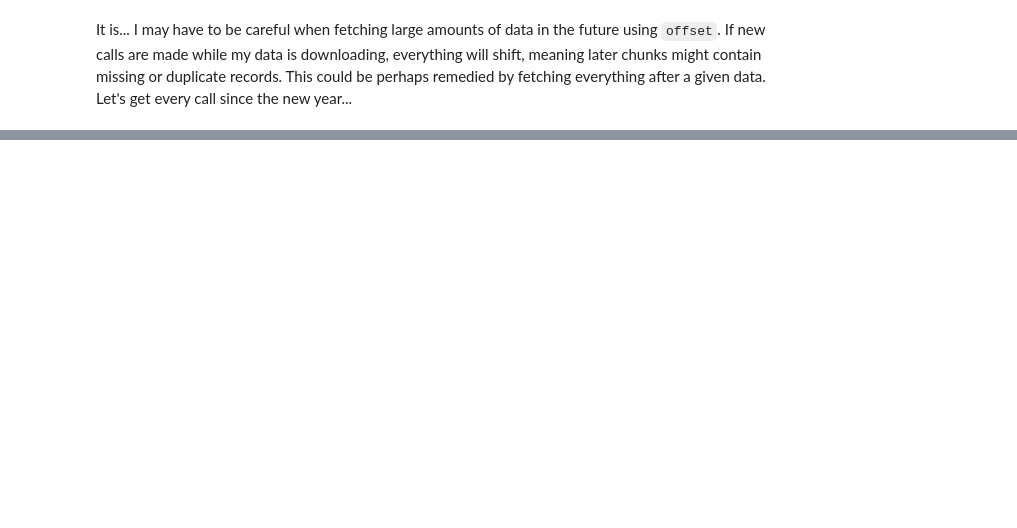
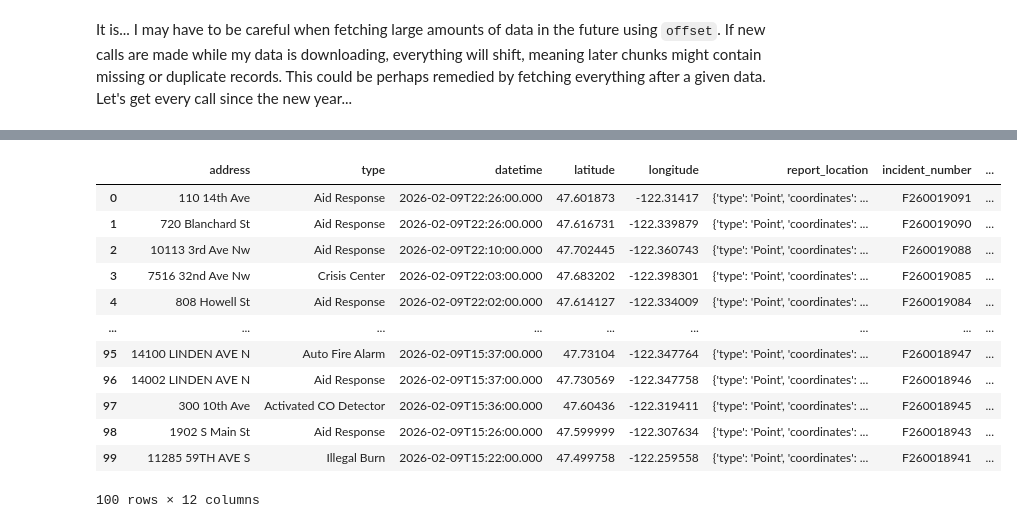
Before and after one commit to khalidelassaad/seattle-fire-data-analysis, a Jupyter notebook: main.ipynb, the cells around one changed output, grey strips where cells are left out. Saved outputs shown, nothing was run; the diff lists cells and outputs as text; code cells hidden in the pictures; blank space fills up the shorter version.

```diff
--- a/main.ipynb
+++ b/main.ipynb
@@ -35,0 +56,17 @@ It is... I may have to be careful when fetching large amounts of data in the fut
+# %%
+df = pd.DataFrame.from_records(data)
+df
+# %% [output]
+|  | address | type | datetime | latitude | longitude | report_location | incident_number | ... |
+| 0 | 110 14th Ave | Aid Response | 2026-02-09T22:26:00.000 | 47.601873 | -122.31417 | {'type': 'Point', 'coordinates': ... | F260019091 | ... |
+| 1 | 720 Blanchard St | Aid Response | 2026-02-09T22:26:00.000 | 47.616731 | -122.339879 | {'type': 'Point', 'coordinates': ... | F260019090 | ... |
+| 2 | 10113 3rd Ave Nw | Aid Response | 2026-02-09T22:10:00.000 | 47.702445 | -122.360743 | {'type': 'Point', 'coordinates': ... | F260019088 | ... |
+| 3 | 7516 32nd Ave Nw | Crisis Center | 2026-02-09T22:03:00.000 | 47.683202 | -122.398301 | {'type': 'Point', 'coordinates': ... | F260019085 | ... |
+| 4 | 808 Howell St | Aid Response | 2026-02-09T22:02:00.000 | 47.614127 | -122.334009 | {'type': 'Point', 'coordinates': ... | F260019084 | ... |
+| ... | ... | ... | ... | ... | ... | ... | ... | ... |
+| 95 | 14100 LINDEN AVE N | Auto Fire Alarm | 2026-02-09T15:37:00.000 | 47.73104 | -122.347764 | {'type': 'Point', 'coordinates': ... | F260018947 | ... |
+| 96 | 14002 LINDEN AVE N | Aid Response | 2026-02-09T15:37:00.000 | 47.730569 | -122.347758 | {'type': 'Point', 'coordinates': ... | F260018946 | ... |
+| 97 | 300 10th Ave | Activated CO Detector | 2026-02-09T15:36:00.000 | 47.60436 | -122.319411 | {'type': 'Point', 'coordinates': ... | F260018945 | ... |
+| 98 | 1902 S Main St | Aid Response | 2026-02-09T15:26:00.000 | 47.599999 | -122.307634 | {'type': 'Point', 'coordinates': ... | F260018943 | ... |
+| 99 | 11285 59TH AVE S | Illegal Burn | 2026-02-09T15:22:00.000 | 47.499758 | -122.259558 | {'type': 'Point', 'coordinates': ... | F260018941 | ... |
+100 rows × 12 columns
```
Also changed, not shown: parts of 10 cells of this notebook.
